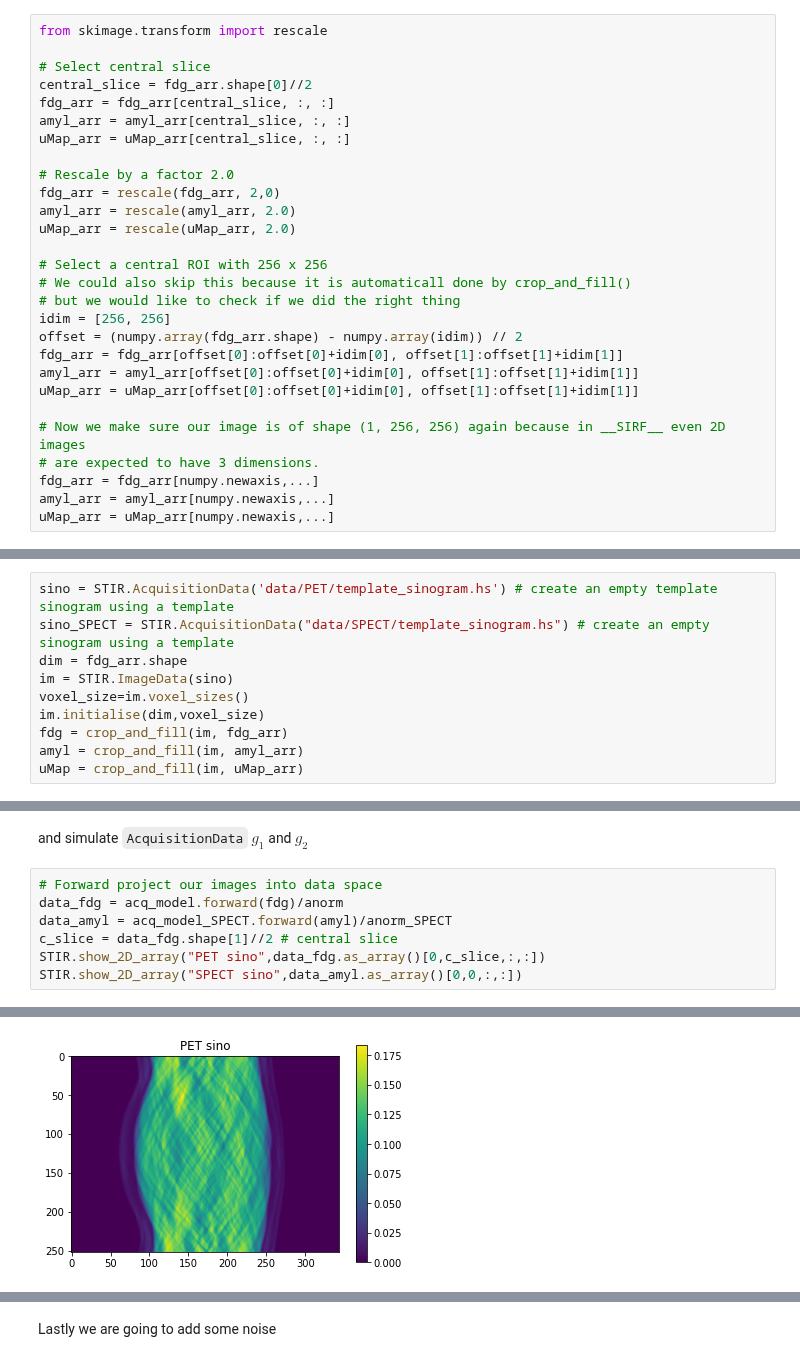
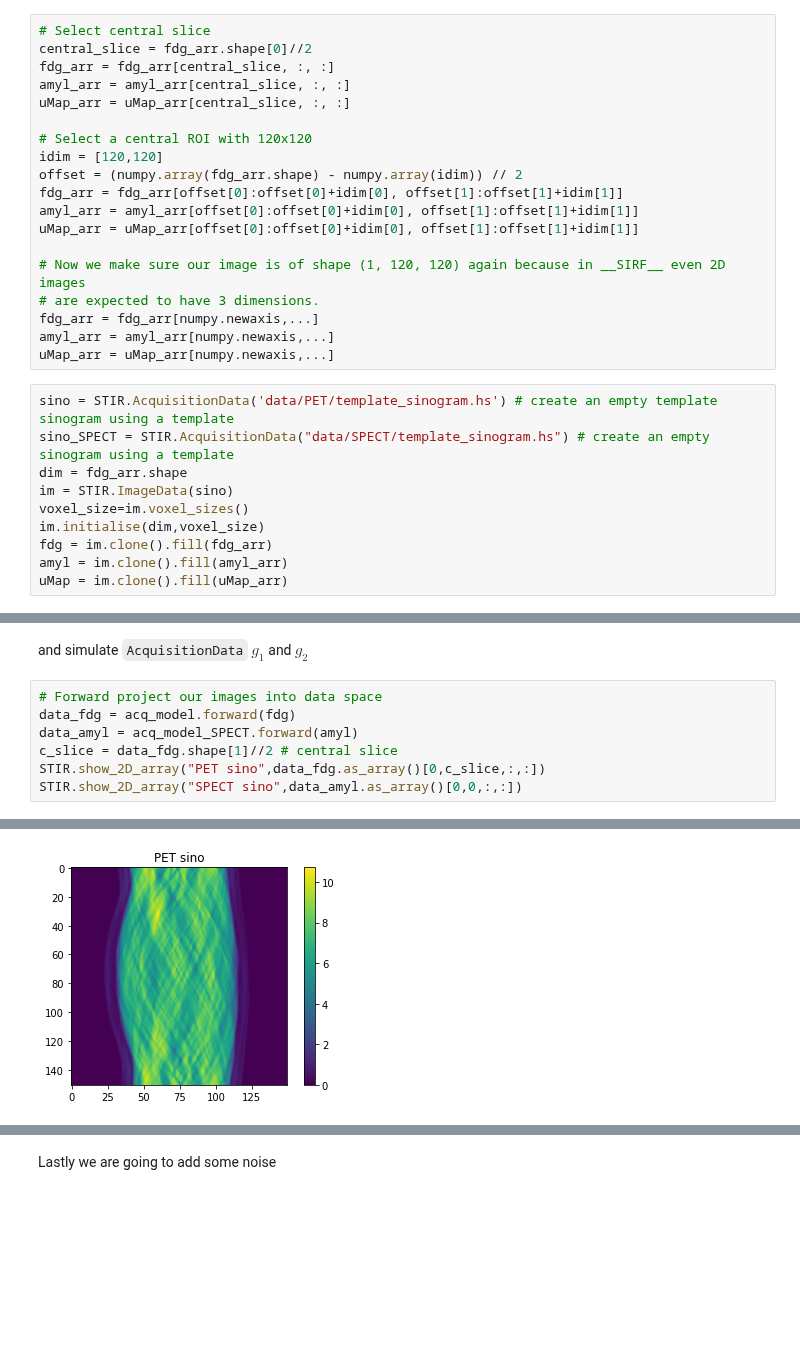
Before and after one commit to SyneRBI/SIRF-Exercises, a Jupyter notebook: notebooks/Synergistic/cil_joint_tv_PET_SPECT.ipynb, the cells around one changed output, grey strips where cells are left out. Drawn from its saved outputs; the diff is of its cells as text; blank space fills up the shorter version.

```diff
--- a/notebooks/Synergistic/cil_joint_tv_PET_SPECT.ipynb
+++ b/notebooks/Synergistic/cil_joint_tv_PET_SPECT.ipynb
@@ -213,30 +197,31 @@ Ok, we got to two images with FDG and Amyloid tracer distribution BUT they brain
 
 In order to do this we are going to use an image `rescale` from the skimage package and simply rescale the image by a factor 2 and then crop it. To speed things up, we are going to already select a single slice because also our MR scan is going to be 2D.
 # %%
-from skimage.transform import rescale
-
 # Select central slice
 central_slice = fdg_arr.shape[0]//2
 fdg_arr = fdg_arr[central_slice, :, :]
 amyl_arr = amyl_arr[central_slice, :, :]
 uMap_arr = uMap_arr[central_slice, :, :]
 
-# Rescale by a factor 2.0
-fdg_arr = rescale(fdg_arr, 2,0)
-amyl_arr = rescale(amyl_arr, 2.0)
-uMap_arr = rescale(uMap_arr, 2.0)
-
-# Select a central ROI with 256 x 256
-# We could also skip this because it is automaticall done by crop_and_fill()
-# but we would like to check if we did the right thing
-idim = [256, 256]
+# Select a central ROI with 120x120
+idim = [120,120]
 offset = (numpy.array(fdg_arr.shape) - numpy.array(idim)) // 2
 fdg_arr = fdg_arr[offset[0]:offset[0]+idim[0], offset[1]:offset[1]+idim[1]]
 amyl_arr = amyl_arr[offset[0]:offset[0]+idim[0], offset[1]:offset[1]+idim[1]]
 uMap_arr = uMap_arr[offset[0]:offset[0]+idim[0], offset[1]:offset[1]+idim[1]]
 
-# Now we make sure our image is of shape (1, 256, 256) again because in __SIRF__ even 2D images
+# Now we make sure our image is of shape (1, 120, 120) again because in __SIRF__ even 2D images
 # are expected to have 3 dimensions.
 fdg_arr = fdg_arr[numpy.newaxis,...]
 amyl_arr = amyl_arr[numpy.newaxis,...]
 uMap_arr = uMap_arr[numpy.newaxis,...]
+# %%
+sino = STIR.AcquisitionData('data/PET/template_sinogram.hs') # create an empty template sinogram using a template
+sino_SPECT = STIR.AcquisitionData("data/SPECT/template_sinogram.hs") # create an empty sinogram using a template
+dim = fdg_arr.shape
+im = STIR.ImageData(sino)
+voxel_size=im.voxel_sizes()
+im.initialise(dim,voxel_size)
+fdg = im.clone().fill(fdg_arr)
+amyl = im.clone().fill(amyl_arr)
+uMap = im.clone().fill(uMap_arr)
@@ -250,15 +237,5 @@ plot_2d_image([1,3,3], uMap_arr[0,:,:], 'uMap', cmap="Greys_r")
 # %% [output]
 [figure]
-# %%
-sino = STIR.AcquisitionData('data/PET/template_sinogram.hs') # create an empty template sinogram using a template
-sino_SPECT = STIR.AcquisitionData("data/SPECT/template_sinogram.hs") # create an empty sinogram using a template
-dim = fdg_arr.shape
-im = STIR.ImageData(sino)
-voxel_size=im.voxel_sizes()
-im.initialise(dim,voxel_size)
-fdg = crop_and_fill(im, fdg_arr)
-amyl = crop_and_fill(im, amyl_arr)
-uMap = crop_and_fill(im, uMap_arr)
 # %% [markdown]
 Now, that looks better. Now we have got images we can use for our simulation.
 # %% [markdown]
@@ -341,18 +318,18 @@ backprojecting...ok
 and simulate `AcquisitionData` $g_{1}$ and $g_{2}$
 # %%
 # Forward project our images into data space
-data_fdg = acq_model.forward(fdg)/anorm
-data_amyl = acq_model_SPECT.forward(amyl)/anorm_SPECT
+data_fdg = acq_model.forward(fdg)
+data_amyl = acq_model_SPECT.forward(amyl)
 c_slice = data_fdg.shape[1]//2 # central slice
 STIR.show_2D_array("PET sino",data_fdg.as_array()[0,c_slice,:,:])
 STIR.show_2D_array("SPECT sino",data_amyl.as_array()[0,0,:,:])
 # %% [output]
 no additive term added
 applying unnormalisation...ok
 no background term added
 no additive term added
 no unnormalisation applied
 no background term added
 You may need to close Figure 1 window to continue...
-[figure, old version]
+[figure, new version]
 You may need to close Figure 1 window to continue...
```
Also changed, not shown: parts of 16 cells of this notebook, 4 other files.
